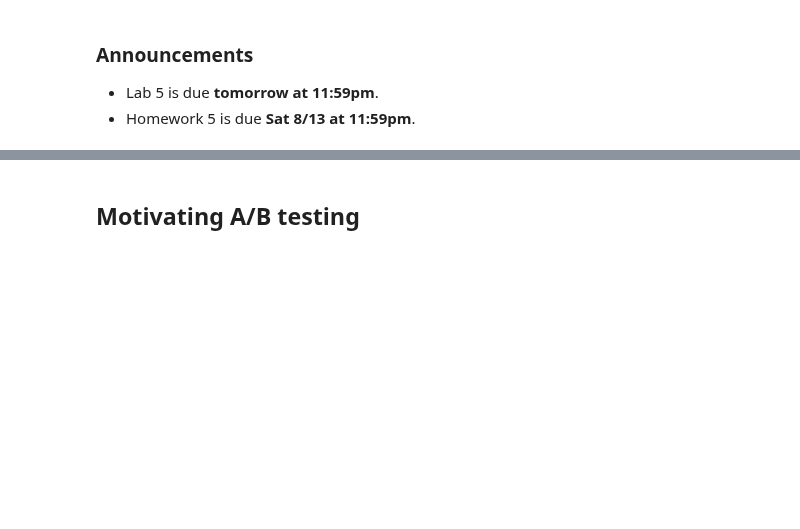
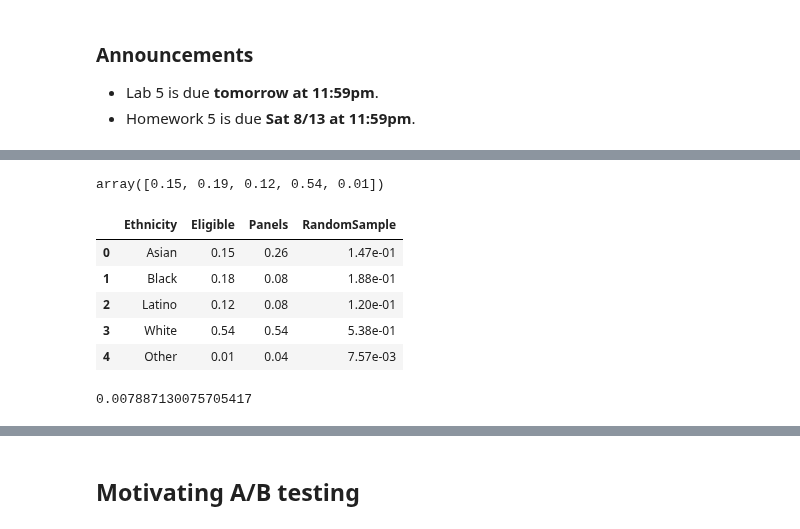
Before and after one commit to dsc-courses/dsc10-2022-su, a Jupyter notebook: lectures/lec17/lec17.ipynb, the cells around one changed output, grey strips where cells are left out. Cells and saved outputs as stored; diff of their text form; code cells hidden in the pictures; blank space fills up the shorter version.

```diff
--- a/lectures/lec17/lec17.ipynb
+++ b/lectures/lec17/lec17.ipynb
@@ -45,0 +49,7 @@ def show_permutation_testing_slides():
+# %%
+jury = bpd.DataFrame().assign(
+    Ethnicity=['Asian', 'Black', 'Latino', 'White', 'Other'],
+    Eligible=[0.15, 0.18, 0.12, 0.54, 0.01],
+    Panels=[0.26, 0.08, 0.08, 0.54, 0.04]
+)
+jury
@@ -45,0 +82,20 @@ def show_permutation_testing_slides():
+# %%
+eligible = jury.get('Eligible')
+sample_distribution = np.random.multinomial(1453, eligible) / 1453
+sample_distribution
+# %% [output]
+array([0.15, 0.19, 0.12, 0.54, 0.01])
+# %%
+panels_and_sample = jury.assign(RandomSample=sample_distribution)
+panels_and_sample
+# %% [output]
+|  | Ethnicity | Eligible | Panels | RandomSample |
+| 0 | Asian | 0.15 | 0.26 | 1.47e-01 |
+| 1 | Black | 0.18 | 0.08 | 1.88e-01 |
+| 2 | Latino | 0.12 | 0.08 | 1.20e-01 |
+| 3 | White | 0.54 | 0.54 | 5.38e-01 |
+| 4 | Other | 0.01 | 0.04 | 7.57e-03 |
+# %%
+total_variation_distance(panels_and_sample.get('RandomSample'), eligible)
+# %% [output]
+0.007887130075705417
```
Also changed, not shown: parts of 19 cells of this notebook, 2 other files.
